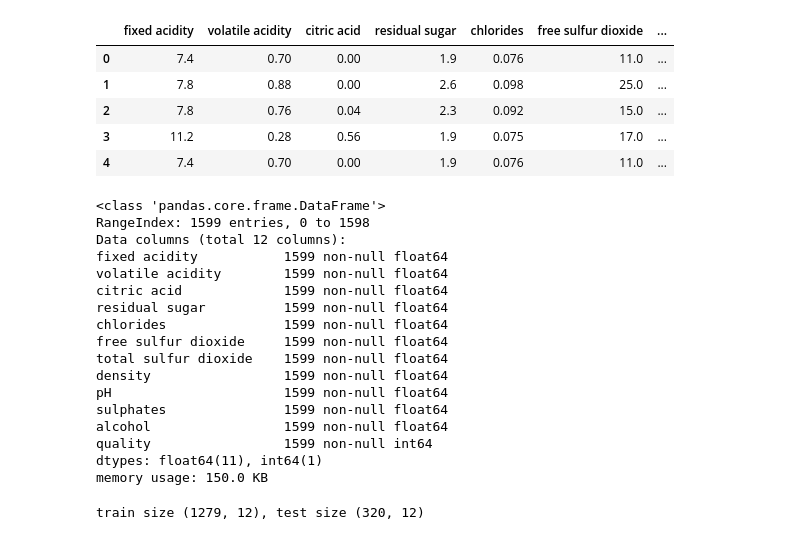
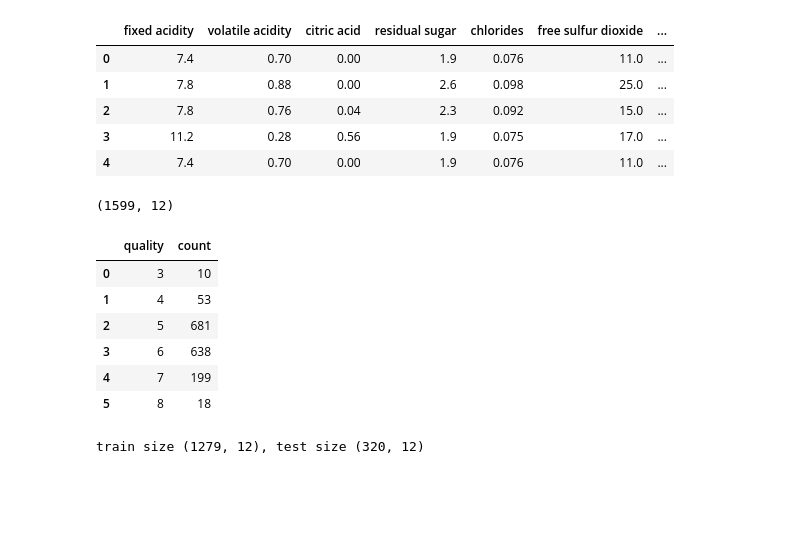
Before and after one commit to rajeevsingh717/WineQualityPrediction, a Jupyter notebook: WineQualityRed.ipynb, the cells around one changed output. Saved outputs shown, nothing was run; the diff lists cells and outputs as text; code cells hidden in the pictures; blank space fills up the shorter version.

```diff
--- a/WineQualityRed.ipynb
+++ b/WineQualityRed.ipynb
@@ -13,26 +13,21 @@ wine.head()
 | 2 | 7.8 | 0.76 | 0.04 | 2.3 | 0.092 | 15.0 | ... |
 | 3 | 11.2 | 0.28 | 0.56 | 1.9 | 0.075 | 17.0 | ... |
 | 4 | 7.4 | 0.70 | 0.00 | 1.9 | 0.076 | 11.0 | ... |
-# %%
-wine.info()
-# %% [output]
-<class 'pandas.core.frame.DataFrame'>
-RangeIndex: 1599 entries, 0 to 1598
-Data columns (total 12 columns):
-fixed acidity           1599 non-null float64
-volatile acidity        1599 non-null float64
-citric acid             1599 non-null float64
-residual sugar          1599 non-null float64
-chlorides               1599 non-null float64
-free sulfur dioxide     1599 non-null float64
-total sulfur dioxide    1599 non-null float64
-density                 1599 non-null float64
-pH                      1599 non-null float64
-sulphates               1599 non-null float64
-alcohol                 1599 non-null float64
-quality                 1599 non-null int64
-dtypes: float64(11), int64(1)
-memory usage: 150.0 KB
+# %%
+wine.isnull().sum()  ## no null value
+wine.shape
+# %% [output]
+(1599, 12)
+# %%
+wine[['quality','fixed acidity']].groupby('quality').count().reset_index().rename(columns = {'fixed acidity':'count'})
+# %% [output]
+|  | quality | count |
+| 0 | 3 | 10 |
+| 1 | 4 | 53 |
+| 2 | 5 | 681 |
+| 3 | 6 | 638 |
+| 4 | 7 | 199 |
+| 5 | 8 | 18 |
 # %%
 ## Following is just regular split - Need to do stratified split in next revision
 from sklearn.model_selection import train_test_split
```
Also changed, not shown: parts of 14 cells of this notebook.
